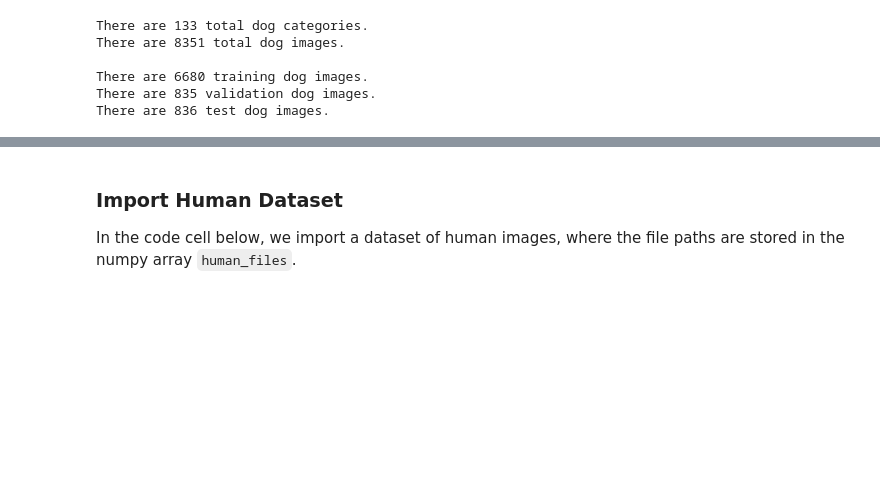
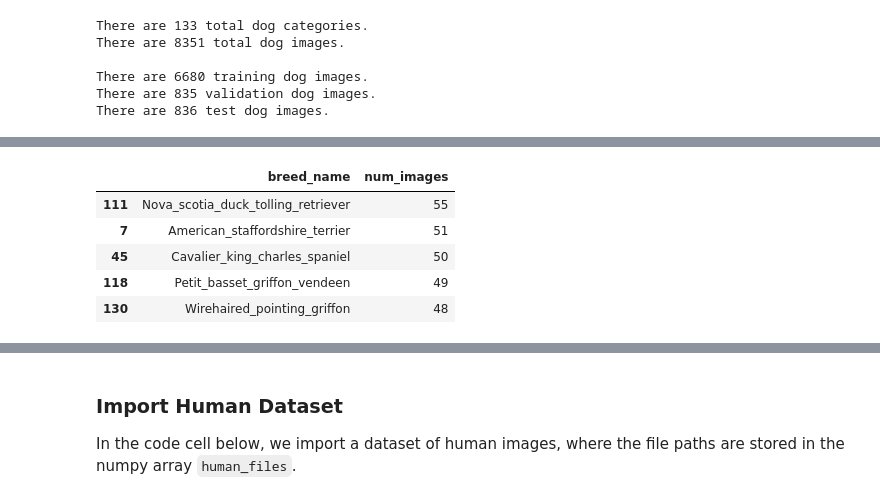
Before and after one commit to jalaltareen/Dog_Classifier, a Jupyter notebook: dog_app.ipynb, the cells around one changed output, grey strips where cells are left out. Saved outputs shown, nothing was run; the diff lists cells and outputs as text; code cells hidden in the pictures; blank space fills up the shorter version.

```diff
--- a/dog_app.ipynb
+++ b/dog_app.ipynb
@@ -121,0 +160,9 @@ There are 836 test dog images.
+# %%
+top_images.head(5)
+# %% [output]
+|  | breed_name | num_images |
+| 111 | Nova_scotia_duck_tolling_retriever | 55 |
+| 7 | American_staffordshire_terrier | 51 |
+| 45 | Cavalier_king_charles_spaniel | 50 |
+| 118 | Petit_basset_griffon_vendeen | 49 |
+| 130 | Wirehaired_pointing_griffon | 48 |
```
Also changed, not shown: parts of 7 cells of this notebook.
